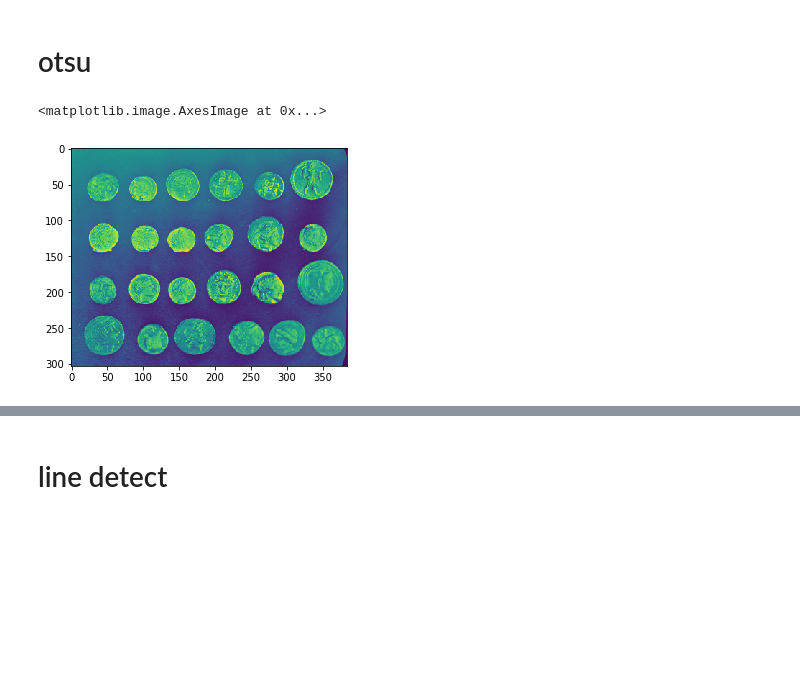
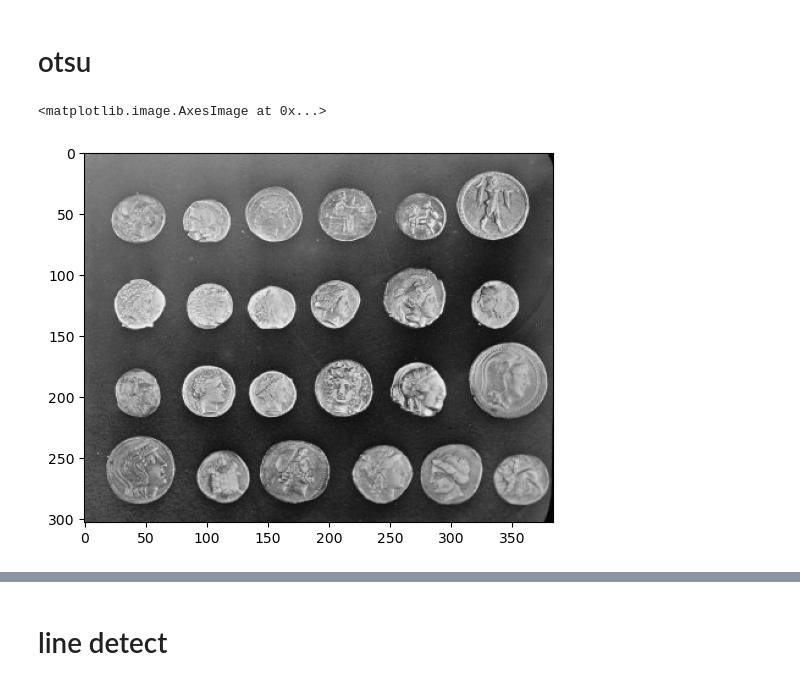
Before and after one commit to xingnix/learning, a Jupyter notebook: imageprocessing/jupyter/10/segment.ipynb, the cells around one changed output, grey strips where cells are left out. Cells and saved outputs as stored; diff of their text form; code cells hidden in the pictures; blank space fills up the shorter version.

```diff
--- a/imageprocessing/jupyter/10/segment.ipynb
+++ b/imageprocessing/jupyter/10/segment.ipynb
@@ -6,10 +6,10 @@ from skimage import io,color,data,filters,exposure,util,transform
 # otsu
 # %%
 im=data.coins()
-plt.imshow(im)
+plt.imshow(im,cmap='gray')
 # %% [output]
 <matplotlib.image.AxesImage at 0x...>
-[figure, old version]
+[figure, new version]
 # %%
 f=np.zeros(255)
 minf=0
```
Also changed, not shown: parts of 3 cells of this notebook, 1 other file.
